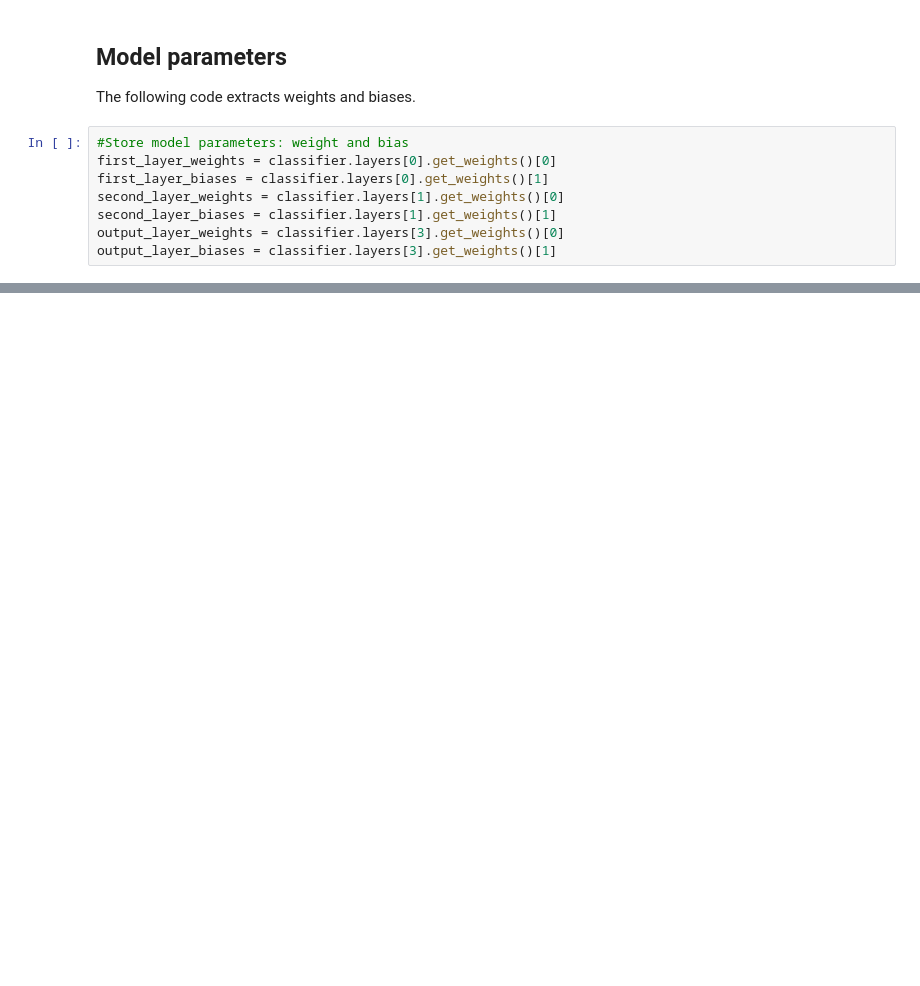
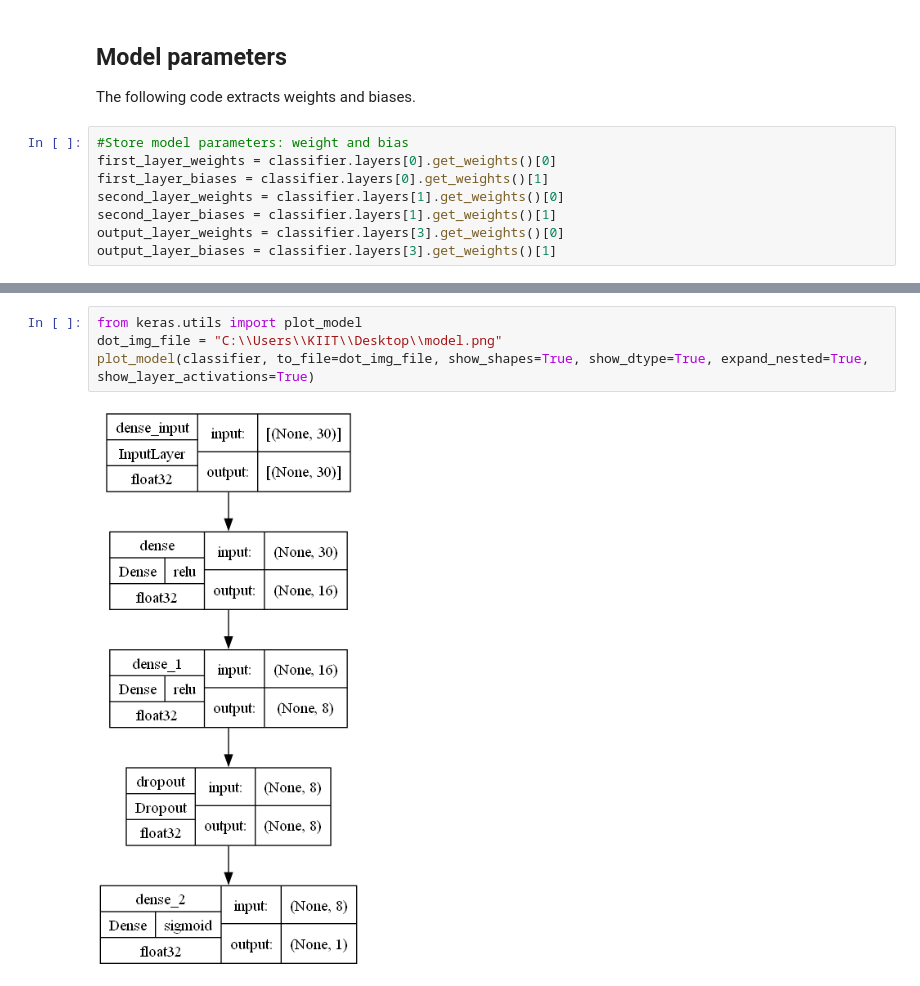
Before and after one commit to socks2309/neural-network-fpga, a Jupyter notebook: src/python/model.ipynb, the cells around one changed output, grey strips where cells are left out. Drawn from its saved outputs; the diff is of its cells as text; blank space fills up the shorter version.

```diff
--- a/src/python/model.ipynb
+++ b/src/python/model.ipynb
@@ -143,0 +175,6 @@ output_layer_biases = classifier.layers[3].get_weights()[1]
+# %%
+from keras.utils import plot_model
+dot_img_file = "C:\\Users\\KIIT\\Desktop\\model.png"
+plot_model(classifier, to_file=dot_img_file, show_shapes=True, show_dtype=True, expand_nested=True, show_layer_activations=True)
+# %% [output]
+[figure, added]
```
Also changed, not shown: parts of 4 cells of this notebook, 1 other file.
